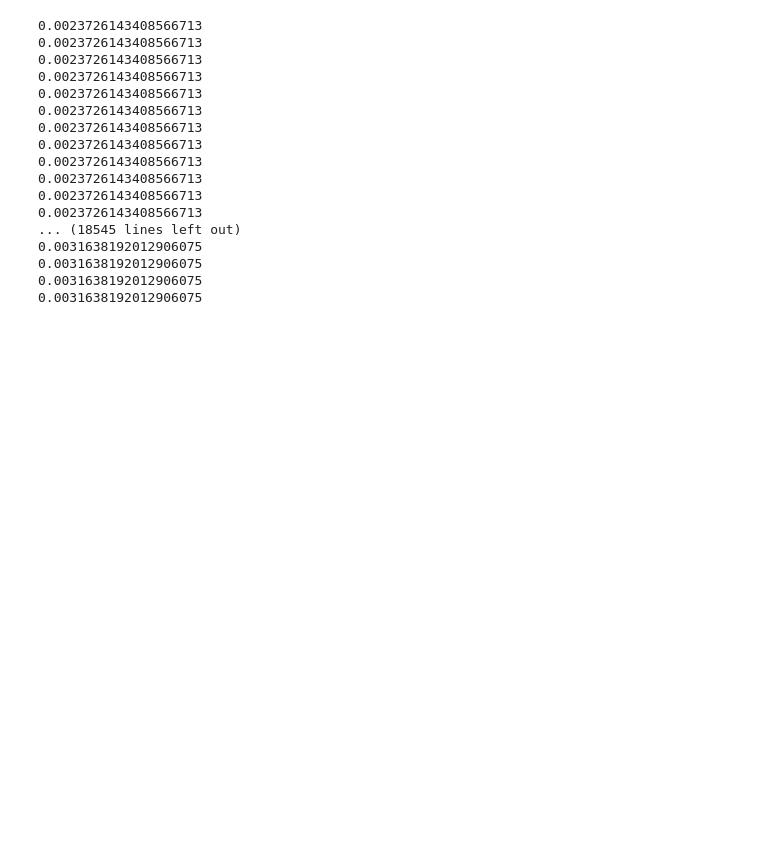
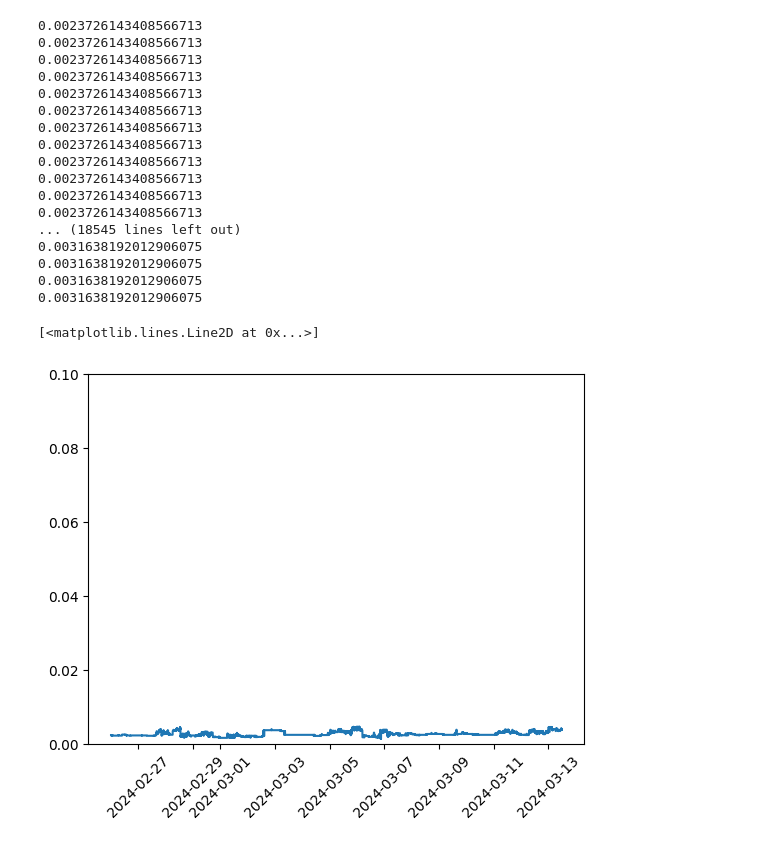
Before and after one commit to seniorprojfinanceML/evaluation, a Jupyter notebook: xgr-version3-evaluation.ipynb, the cells around one changed output. Drawn from its saved outputs; the diff is of its cells as text; code cells hidden in the pictures; blank space fills up the shorter version.

```diff
--- a/xgr-version3-evaluation.ipynb
+++ b/xgr-version3-evaluation.ipynb
@@ -119,6 +120,15 @@ for e in pred:
 0.0031638192012906075
 0.0031638192012906075
 0.0031638192012906075
+# %%
+df = analysis.df
+x = list(df["time"][1440:])
+plt.xticks(rotation=45)
+plt.ylim(0, 0.1)
+plt.plot(x, pred)
+# %% [output]
+[<matplotlib.lines.Line2D at 0x...>]
+[figure, added]
 # %%
 report = analysis.classification_report()
 print(report)
```
Also changed, not shown: parts of 9 cells of this notebook, 2 other files.
